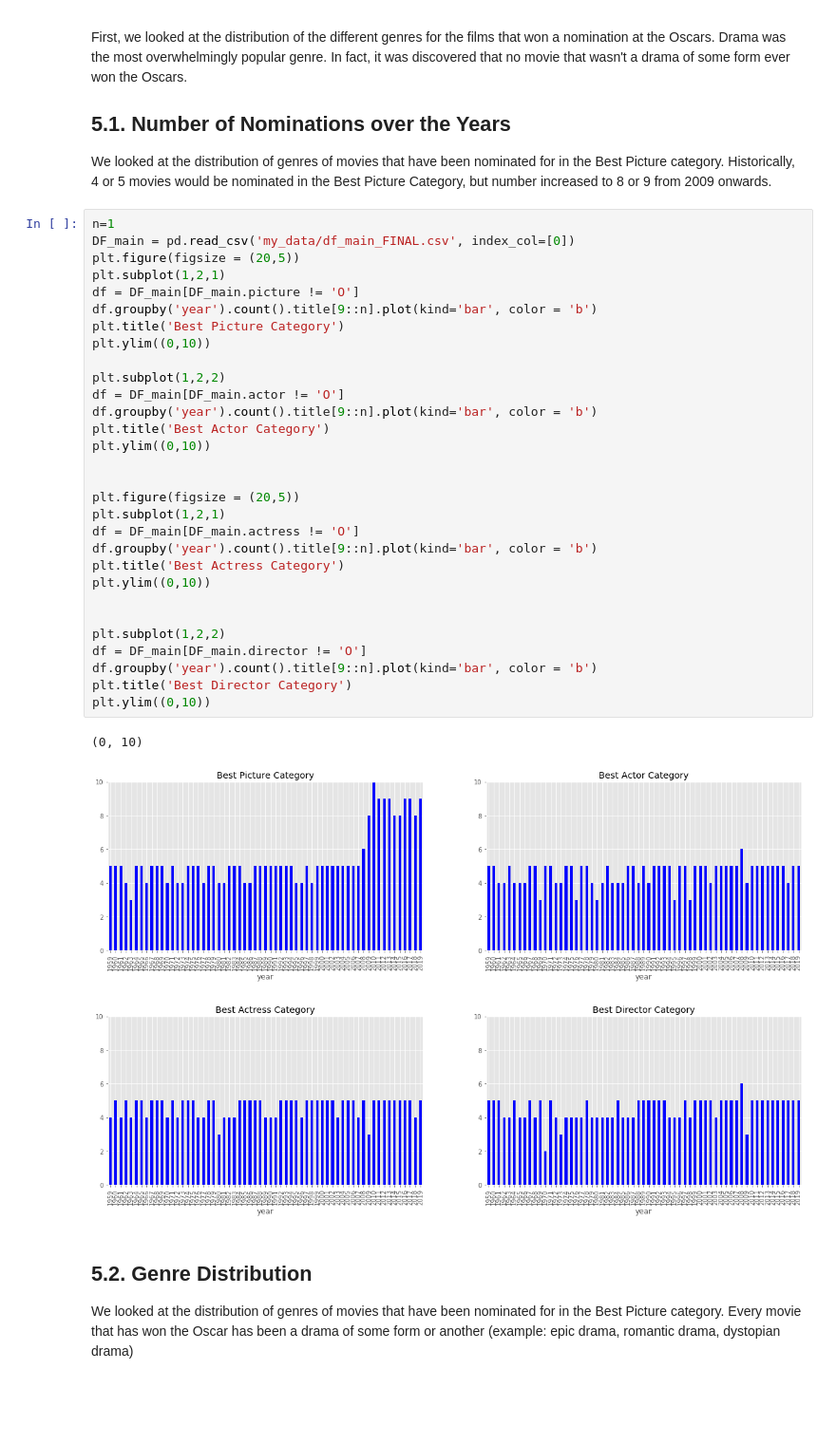
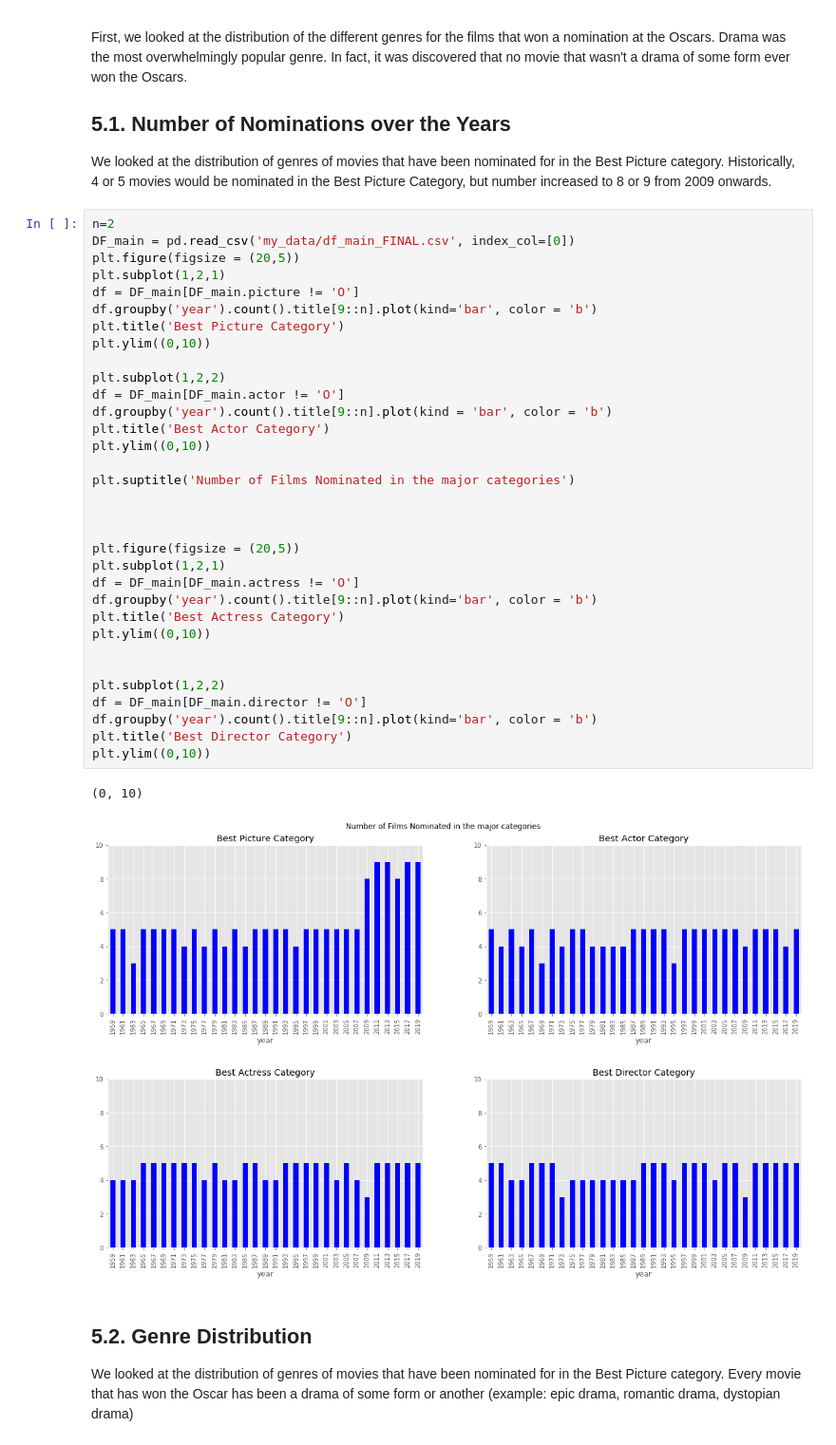
Before and after one commit to ronsg83/Predicting-2020-Oscars, a Jupyter notebook: Final_Report.ipynb, the cells around one changed output. Shown at 95% size. Saved outputs shown, nothing was run; the diff lists cells and outputs as text; blank space fills up the shorter version.

```diff
--- a/Final_Report.ipynb
+++ b/Final_Report.ipynb
@@ -568,39 +568,42 @@ First, we looked at the distribution of the different genres for the films that
 ## 5.1. Number of Nominations over the Years
 We looked at the distribution of genres of movies that have been nominated for in the Best Picture category. Historically, 4 or 5 movies would be nominated in the Best Picture Category, but number increased to 8 or 9 from 2009 onwards.
 # %%
-n=1
+n=2
 DF_main = pd.read_csv('my_data/df_main_FINAL.csv', index_col=[0])
 plt.figure(figsize = (20,5))
 plt.subplot(1,2,1)
 df = DF_main[DF_main.picture != 'O']
 df.groupby('year').count().title[9::n].plot(kind='bar', color = 'b')
 plt.title('Best Picture Category')
 plt.ylim((0,10))
 
 plt.subplot(1,2,2)
 df = DF_main[DF_main.actor != 'O']
-df.groupby('year').count().title[9::n].plot(kind='bar', color = 'b')
+df.groupby('year').count().title[9::n].plot(kind = 'bar', color = 'b')
 plt.title('Best Actor Category')
 plt.ylim((0,10))
+
+plt.suptitle('Number of Films Nominated in the major categories')
+
 
 
 plt.figure(figsize = (20,5))
 plt.subplot(1,2,1)
 df = DF_main[DF_main.actress != 'O']
 df.groupby('year').count().title[9::n].plot(kind='bar', color = 'b')
 plt.title('Best Actress Category')
 plt.ylim((0,10))
 
 
 plt.subplot(1,2,2)
 df = DF_main[DF_main.director != 'O']
 df.groupby('year').count().title[9::n].plot(kind='bar', color = 'b')
 plt.title('Best Director Category')
 plt.ylim((0,10))
 # %% [output]
 (0, 10)
-[figure, old version]
+[figure, new version]
-[figure, old version]
+[figure, new version]
 # %% [markdown]
 ## 5.2. Genre Distribution
 We looked at the distribution of genres of movies that have been nominated for in the Best Picture category. Every movie that has won the Oscar has been a drama of some form or another (example: epic drama, romantic drama, dystopian drama)
```
Also changed, not shown: parts of 18 cells of this notebook.
